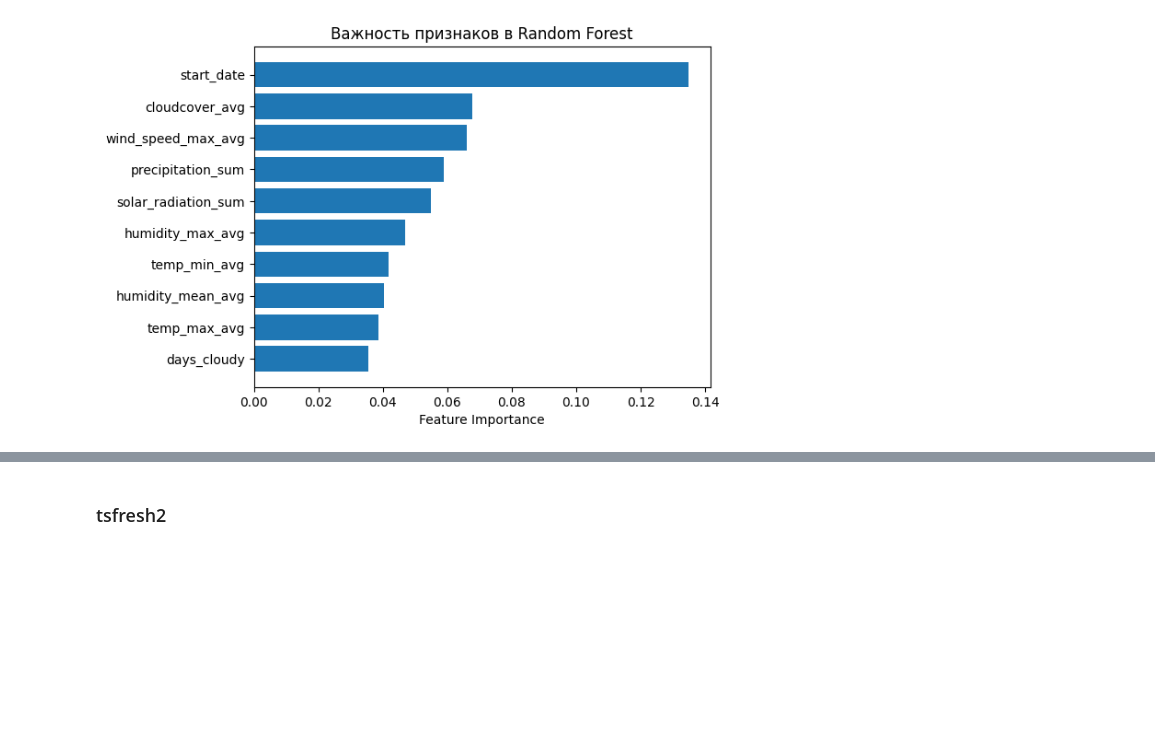
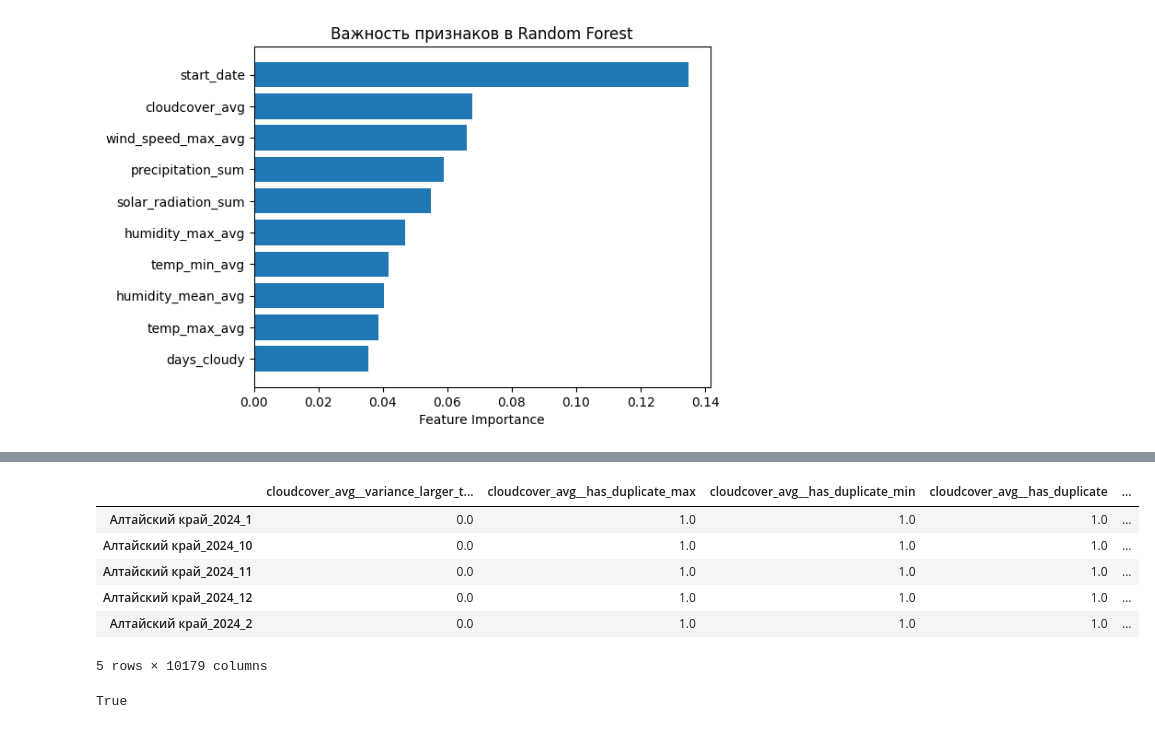
Before and after one commit to rokerius/CU_TL_Megafon_NPS, a Jupyter notebook: denis/weather_data/workbook.ipynb, the cells around one changed output, grey strips where cells are left out. Saved outputs shown, nothing was run; the diff lists cells and outputs as text; code cells hidden in the pictures; blank space fills up the shorter version.

```diff
--- a/denis/weather_data/workbook.ipynb
+++ b/denis/weather_data/workbook.ipynb
@@ -303,34 +206,41 @@ df_with_features
-# %% [markdown]
-### tsfresh2
 # %%
 df_weather['id'] = df_weather['state'] + '_' + df_weather['year'].astype(str) + '_' + df_weather['month'].astype(str)
 
 features_to_extract = [
     'temp_max_avg', 'temp_min_avg', 'precipitation_sum', 'wind_speed_max_avg',
     'humidity_max_avg', 'humidity_mean_avg', 'cloudcover_avg', 'solar_radiation_sum',
     'snowfall_sum', 'days_clear', 'days_cloudy', 'days_rain_drizzle', 'days_snow'
 ]
 
 df_long = pd.melt(
-    df,
+    df_weather,
     id_vars=['id', 'start_date'],
     value_vars=features_to_extract,
     var_name='kind',
     value_name='value'
 ).rename(columns={'start_date': 'time'})
 
 extracted_features = extract_features(
     df_long,
     column_id='id',
     column_sort='time',
     column_kind='kind',
     column_value='value',
     impute_function=impute,
     show_warnings=False
 )
 
-
-y = df.groupby(['state', 'year', 'month'])['nps'].mean()
-y = y.reindex(extracted_features.index)
-
-selected_features = select_features(extracted_features, y['target'])
+extracted_features.head()
+# %% [output]
+|  | cloudcover_avg__variance_larger_t... | cloudcover_avg__has_duplicate_max | cloudcover_avg__has_duplicate_min | cloudcover_avg__has_duplicate | ... |
+| Алтайский край_2024_1 | 0.0 | 1.0 | 1.0 | 1.0 | ... |
+| Алтайский край_2024_10 | 0.0 | 1.0 | 1.0 | 1.0 | ... |
+| Алтайский край_2024_11 | 0.0 | 1.0 | 1.0 | 1.0 | ... |
+| Алтайский край_2024_12 | 0.0 | 1.0 | 1.0 | 1.0 | ... |
+| Алтайский край_2024_2 | 0.0 | 1.0 | 1.0 | 1.0 | ... |
+5 rows × 10179 columns
+# %%
+y = df_weather.groupby('id')['nps'].mean()
+print(extracted_features.index.equals(y.index))  # должен быть True
+# %% [output]
+True
```
Also changed, not shown: parts of 6 cells of this notebook.
